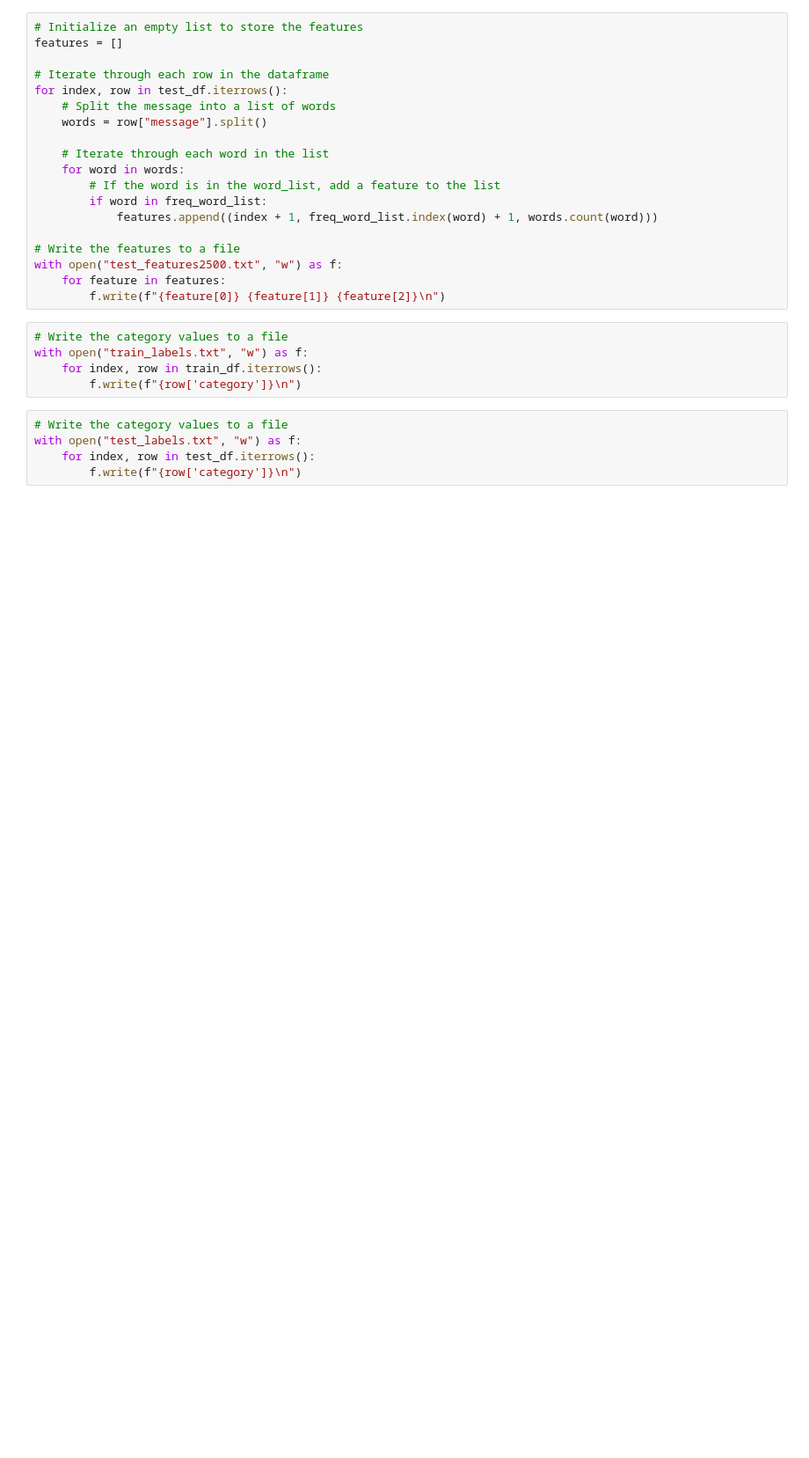
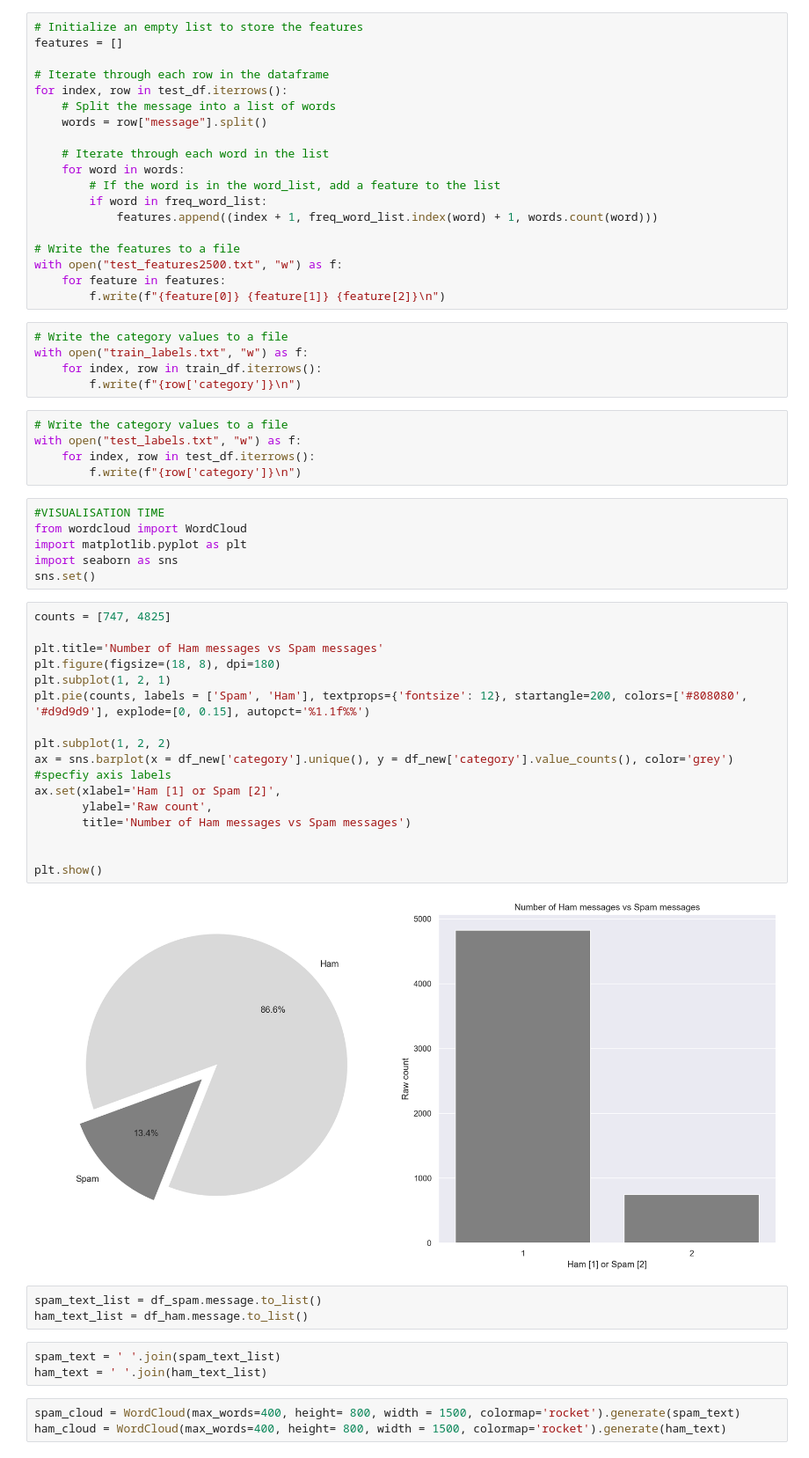
Before and after one commit to smbalf/MATLAB, a Jupyter notebook: preprocessing.ipynb, the cells around one changed output. Shown at 88% size. Drawn from its saved outputs; the diff is of its cells as text; blank space fills up the shorter version.

```diff
--- a/preprocessing.ipynb
+++ b/preprocessing.ipynb
@@ -349,3 +378,37 @@ with open("train_labels.txt", "w") as f:
 with open("test_labels.txt", "w") as f:
     for index, row in test_df.iterrows():
         f.write(f"{row['category']}\n")
+# %%
+#VISUALISATION TIME
+from wordcloud import WordCloud
+import matplotlib.pyplot as plt
+import seaborn as sns
+sns.set()
+# %%
+counts = [747, 4825]
+
+plt.title='Number of Ham messages vs Spam messages'
+plt.figure(figsize=(18, 8), dpi=180)
+plt.subplot(1, 2, 1)
+plt.pie(counts, labels = ['Spam', 'Ham'], textprops={'fontsize': 12}, startangle=200, colors=['#808080', '#d9d9d9'], explode=[0, 0.15], autopct='%1.1f%%')
+
+plt.subplot(1, 2, 2)
+ax = sns.barplot(x = df_new['category'].unique(), y = df_new['category'].value_counts(), color='grey')
+#specfiy axis labels
+ax.set(xlabel='Ham [1] or Spam [2]',
+       ylabel='Raw count',
+       title='Number of Ham messages vs Spam messages')
+
+
+plt.show()
+# %% [output]
+[figure, added]
+# %%
+spam_text_list = df_spam.message.to_list()
+ham_text_list = df_ham.message.to_list()
+# %%
+spam_text = ' '.join(spam_text_list)
+ham_text = ' '.join(ham_text_list)
+# %%
+spam_cloud = WordCloud(max_words=400, height= 800, width = 1500, colormap='rocket').generate(spam_text)
+ham_cloud = WordCloud(max_words=400, height= 800, width = 1500, colormap='rocket').generate(ham_text)
```
Also changed, not shown: parts of 23 cells of this notebook, 6 other files.
